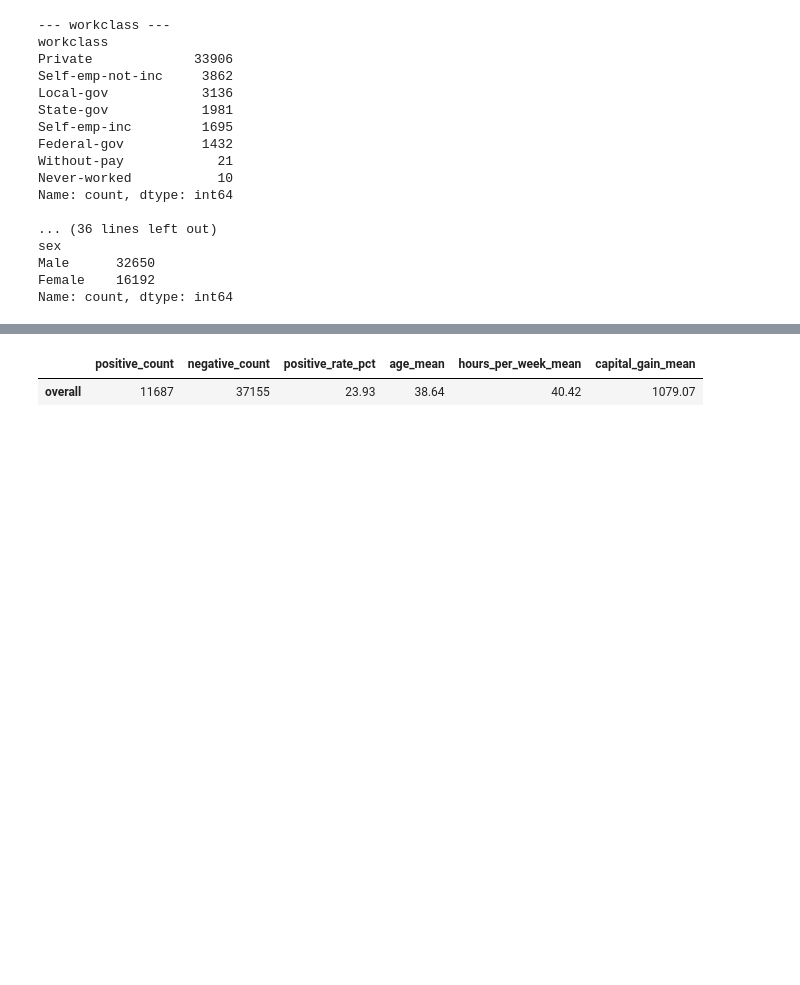
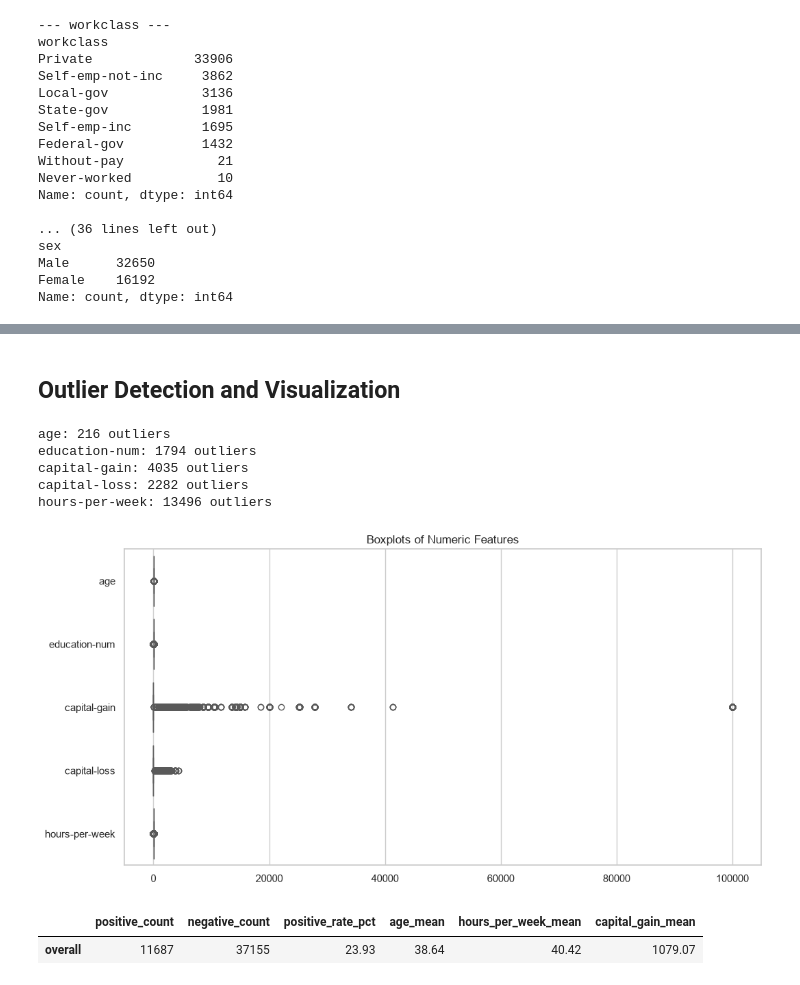
Before and after one commit to haro1047on-ctrl/Netixsol_Tasks, a Jupyter notebook: week4/Day1/adult_income_task_notebook.ipynb, the cells around one changed output, grey strips where cells are left out. Cells and saved outputs as stored; diff of their text form; code cells hidden in the pictures; blank space fills up the shorter version.

Commit message:
week4day2 push

```diff
--- a/week4/Day1/adult_income_task_notebook.ipynb
+++ b/week4/Day1/adult_income_task_notebook.ipynb
@@ -135,3 +140,32 @@ plt.show()
+# %% [markdown]
+## Outlier Detection and Visualization
+# %%
+# Outlier detection for numeric features
+# Using the IQR method and boxplots for visual inspection
+
+numeric_cols = ["age", "education-num", "capital-gain", "capital-loss", "hours-per-week"]
+
+for col in numeric_cols:
+    Q1 = df[col].quantile(0.25)
+    Q3 = df[col].quantile(0.75)
+    IQR = Q3 - Q1
+    lower_bound = Q1 - 1.5 * IQR
+    upper_bound = Q3 + 1.5 * IQR
+    outliers = df[(df[col] < lower_bound) | (df[col] > upper_bound)]
+    print(f"{col}: {len(outliers)} outliers")
+
+# Boxplots to visualize outliers
+plt.figure(figsize=(12, 6))
+sns.boxplot(data=df[numeric_cols], orient="h", palette="Set2")
+plt.title("Boxplots of Numeric Features")
+plt.show()
+# %% [output]
+age: 216 outliers
+education-num: 1794 outliers
+capital-gain: 4035 outliers
+capital-loss: 2282 outliers
+hours-per-week: 13496 outliers
+[figure, added]
 # %%
 summary_table = pd.DataFrame({
     "positive_count": [int((df["target"] == 1).sum())],
```
Also changed, not shown: parts of 1 cell of this notebook, 2 other files.
